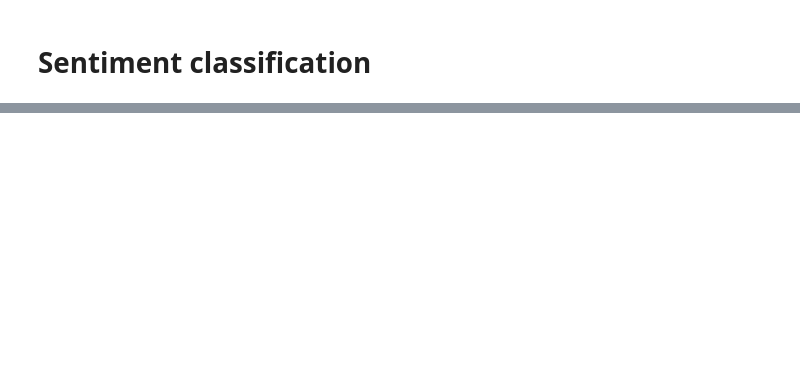
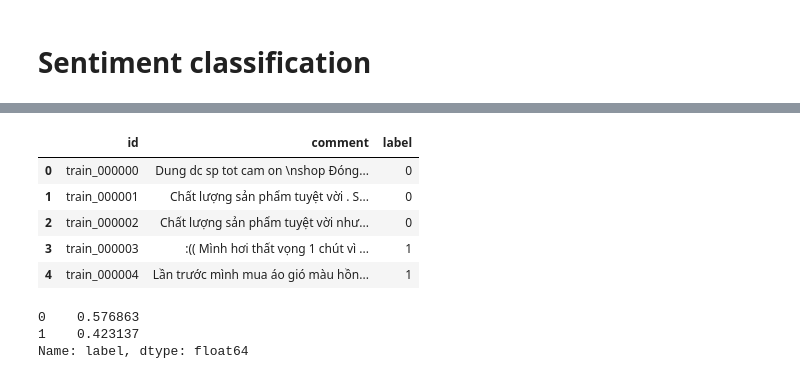
Before and after one commit to anhquan0412/nlp_practice, a Jupyter notebook: fastai2_nlp/fastai2_vnmese_lm.ipynb, the cells around one changed output, grey strips where cells are left out. Cells and saved outputs as stored; diff of their text form; code cells hidden in the pictures; blank space fills up the shorter version.

```diff
--- a/fastai2_nlp/fastai2_vnmese_lm.ipynb
+++ b/fastai2_nlp/fastai2_vnmese_lm.ipynb
@@ -901,0 +914,19 @@ Check how word embedding and hidden state are loaded to sentiment model
+# %%
+train_df = pd.read_csv('train.csv')
+# %%
+train_df.loc[pd.isna(train_df.comment),'comment']='NA'
+# %%
+train_df.head()
+# %% [output]
+|  | id | comment | label |
+| 0 | train_000000 | Dung dc sp tot cam on \nshop Đóng... | 0 |
+| 1 | train_000001 | Chất lượng sản phẩm tuyệt vời . S... | 0 |
+| 2 | train_000002 | Chất lượng sản phẩm tuyệt vời như... | 0 |
+| 3 | train_000003 | :(( Mình hơi thất vọng 1 chút vì ... | 1 |
+| 4 | train_000004 | Lần trước mình mua áo gió màu hồn... | 1 |
+# %%
+train_df.label.value_counts(True)
+# %% [output]
+0    0.576863
+1    0.423137
+Name: label, dtype: float64
```
Also changed, not shown: parts of 94 cells of this notebook.
